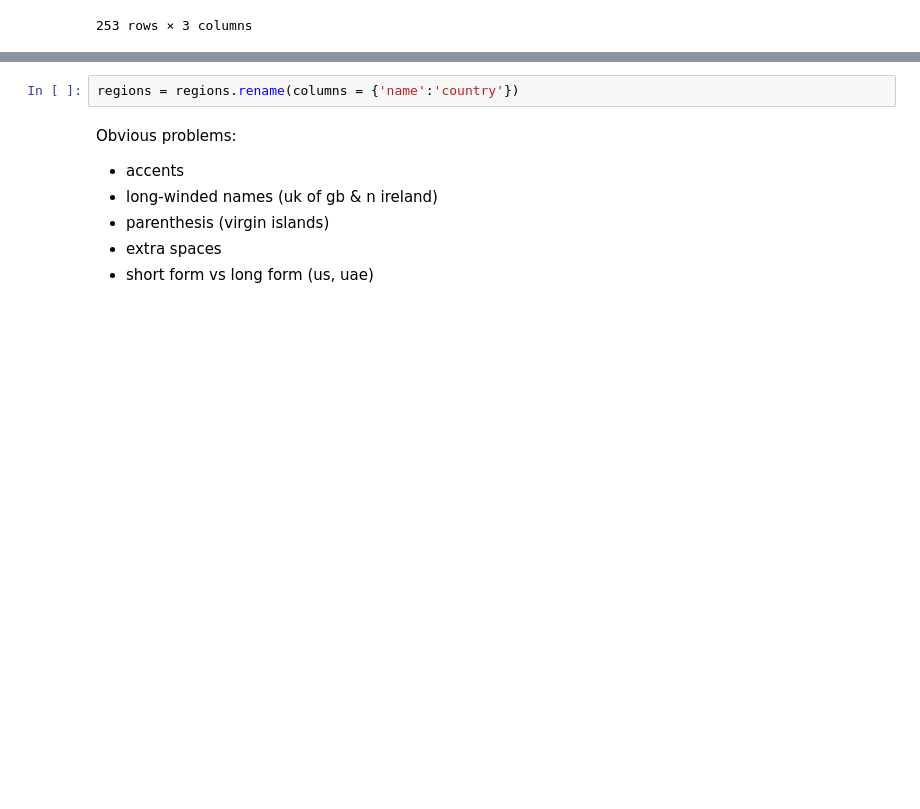
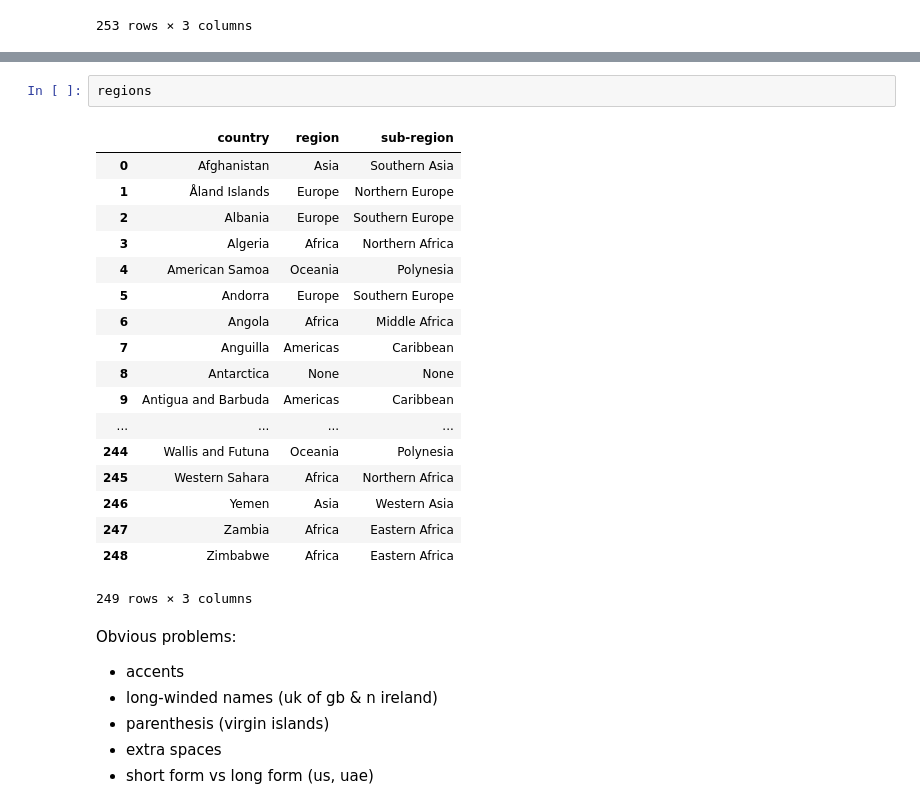
Before and after one commit to limegimlet/data_analysis_gapminder_co2, a Jupyter notebook: gapminder/investigate_gapminder_co2_data.ipynb, the cells around one changed output, grey strips where cells are left out. Cells and saved outputs as stored; diff of their text form; blank space fills up the shorter version.

```diff
--- a/gapminder/investigate_gapminder_co2_data.ipynb
+++ b/gapminder/investigate_gapminder_co2_data.ipynb
@@ -255,5 +260,24 @@ regions.info()
-# %%
-regions = regions.rename(columns = {'name':'country'})
+# %%
+regions
+# %% [output]
+|  | country | region | sub-region |
+| 0 | Afghanistan | Asia | Southern Asia |
+| 1 | Åland Islands | Europe | Northern Europe |
+| 2 | Albania | Europe | Southern Europe |
+| 3 | Algeria | Africa | Northern Africa |
+| 4 | American Samoa | Oceania | Polynesia |
+| 5 | Andorra | Europe | Southern Europe |
+| 6 | Angola | Africa | Middle Africa |
+| 7 | Anguilla | Americas | Caribbean |
+| 8 | Antarctica | None | None |
+| 9 | Antigua and Barbuda | Americas | Caribbean |
+| ... | ... | ... | ... |
+| 244 | Wallis and Futuna | Oceania | Polynesia |
+| 245 | Western Sahara | Africa | Northern Africa |
+| 246 | Yemen | Asia | Western Asia |
+| 247 | Zambia | Africa | Eastern Africa |
+| 248 | Zimbabwe | Africa | Eastern Africa |
+249 rows × 3 columns
 # %% [markdown]
 Obvious problems:
 
```
Also changed, not shown: parts of 46 cells of this notebook.
